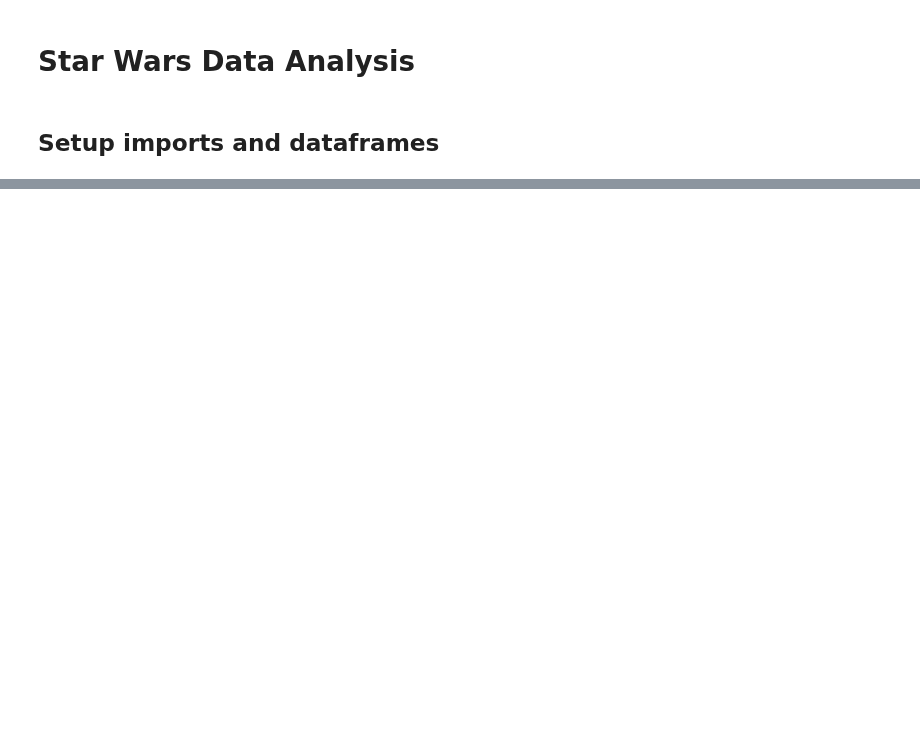
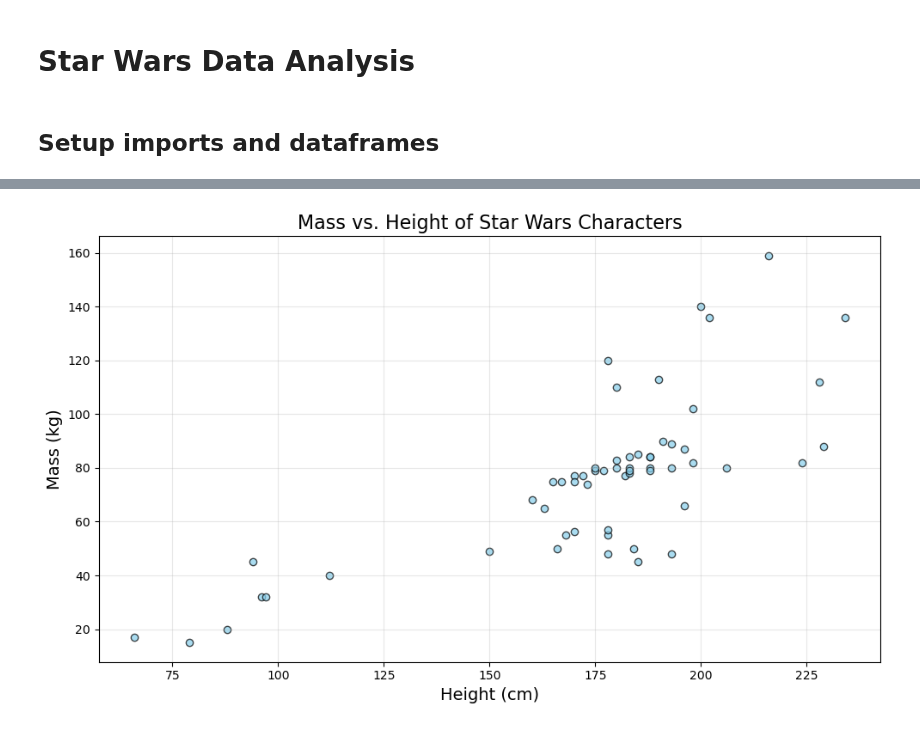
Before and after one commit to BlairSonnen/the_death_star, a Jupyter notebook: star_wars.ipynb, the cells around one changed output, grey strips where cells are left out. Saved outputs shown, nothing was run; the diff lists cells and outputs as text; code cells hidden in the pictures; blank space fills up the shorter version.

```diff
--- a/star_wars.ipynb
+++ b/star_wars.ipynb
@@ -206,0 +201,26 @@ display(vehicles_df.head())
+# %%
+# Generic Scatter Chart for comparing Mass vs. Height of Star Wars Characters
+# Load the data from the CSV file
+people_df = pd.read_csv('star_wars_people.csv')
+# Convert 'mass' and 'height' columns to numeric, ignoring errors for non-numeric values
+people_df['mass'] = pd.to_numeric(people_df['mass'], errors='coerce')
+people_df['height'] = pd.to_numeric(people_df['height'], errors='coerce')
+
+# Drop rows with missing or invalid values in 'mass' or 'height'
+people_df_cleaned = people_df.dropna(subset=['mass', 'height'])
+
+# Create the scatter plot
+plt.figure(figsize=(10, 6))
+plt.scatter(people_df_cleaned['height'], people_df_cleaned['mass'], color='skyblue', edgecolor='black', alpha=0.7)
+
+# Add labels, title, and grid
+plt.title('Mass vs. Height of Star Wars Characters', fontsize=16)
+plt.xlabel('Height (cm)', fontsize=14)
+plt.ylabel('Mass (kg)', fontsize=14)
+plt.grid(alpha=0.3)
+plt.tight_layout()
+
+# Show the plot
+plt.show()
+# %% [output]
+[figure, added]
```
Also changed, not shown: parts of 16 cells of this notebook.
